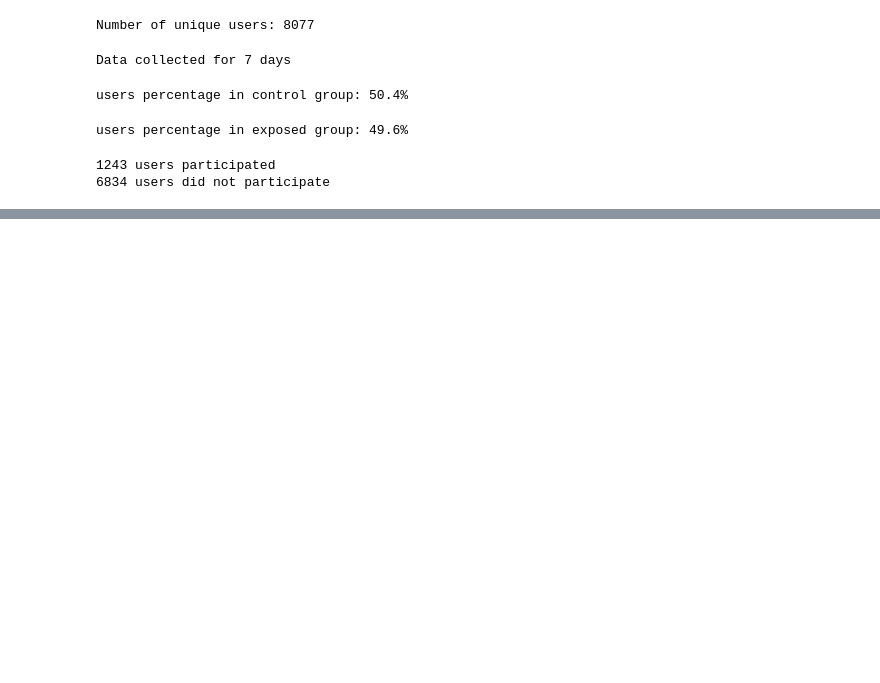
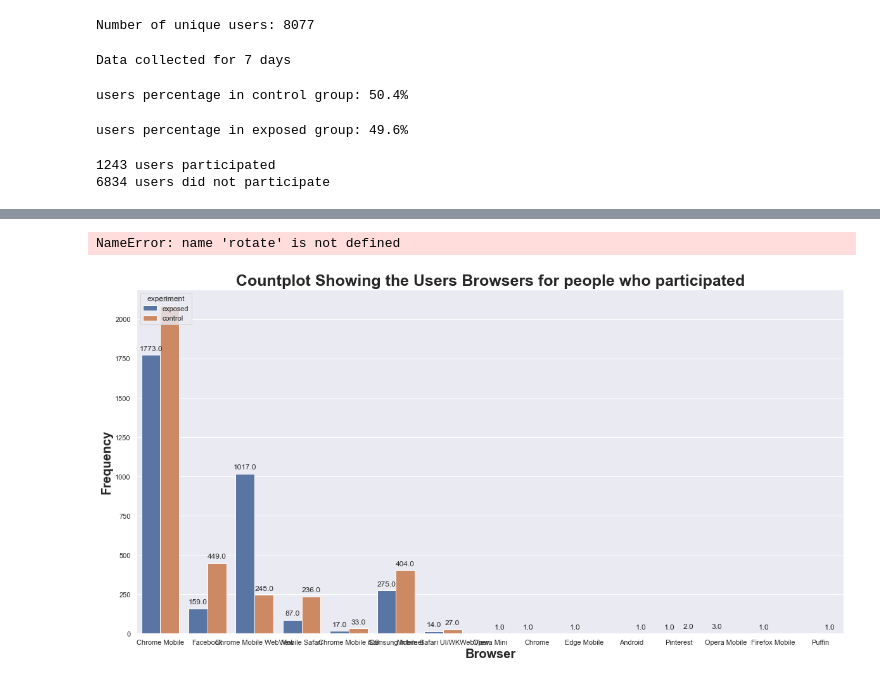
Before and after one commit to yonamg/Ad-campaign-performance, a Jupyter notebook: notebooks/ABtest_Overviews.ipynb, the cells around one changed output, grey strips where cells are left out. Drawn from its saved outputs; the diff is of its cells as text; code cells hidden in the pictures; blank space fills up the shorter version.

```diff
--- a/notebooks/ABtest_Overviews.ipynb
+++ b/notebooks/ABtest_Overviews.ipynb
@@ -232,0 +314,15 @@ figure_att(ax, "showing the users OS", "OS", "Frequency", 25, 20, "bold")
+# %%
+plt.figure(figsize=(20,10))
+sns.set(style="darkgrid")
+
+
+exn = sns.countplot(x="browser", palette='deep', data=notengaged, hue='experiment', )
+get_value(exn)
+
+figure_att(exn, "Countplot Showing the Users Browsers for people who participated",
+        "Browser", "Frequency", 25, 20, "bold")
+
+rotate(exn, 40)
+# %% [output]
+NameError: name 'rotate' is not defined
+[figure, added]
```
Also changed, not shown: parts of 51 cells of this notebook, 1 other file.
